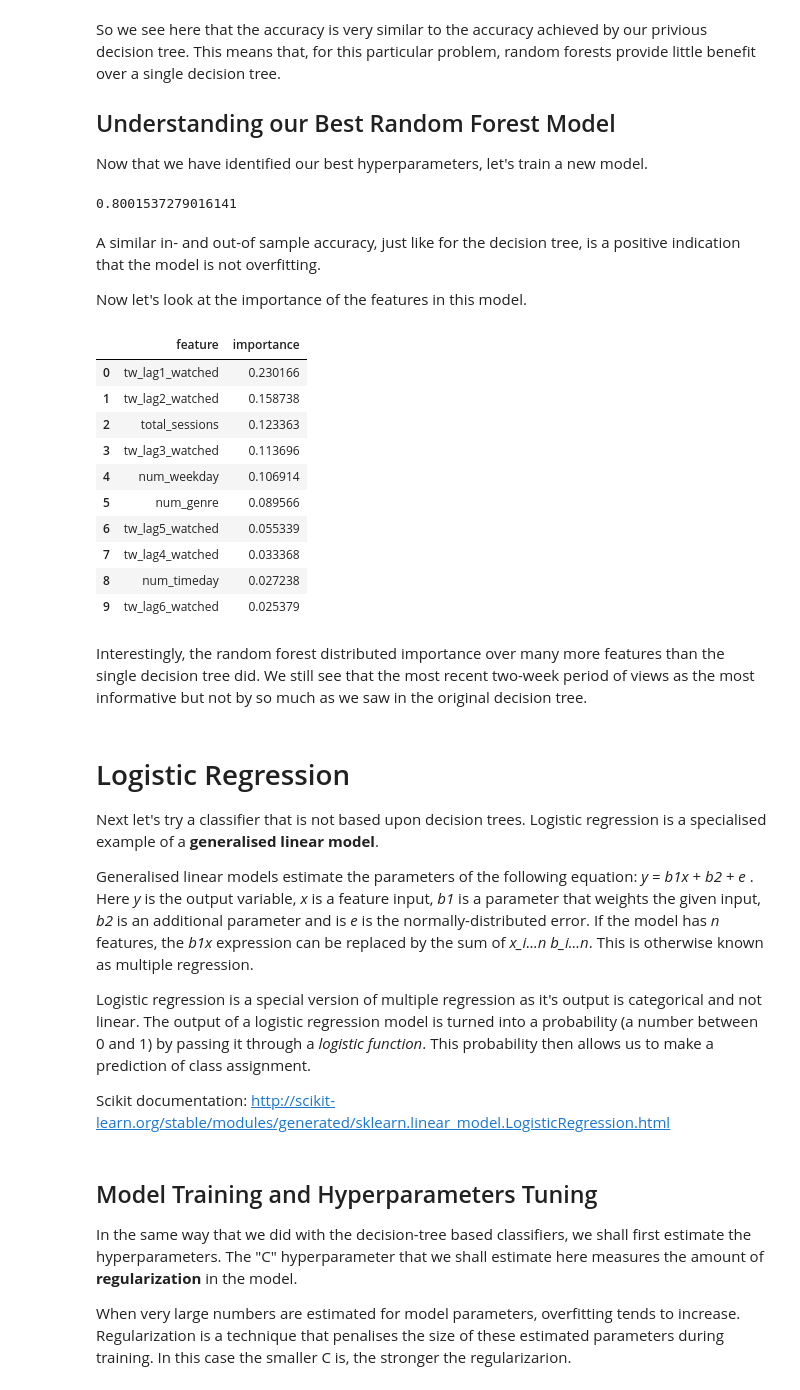
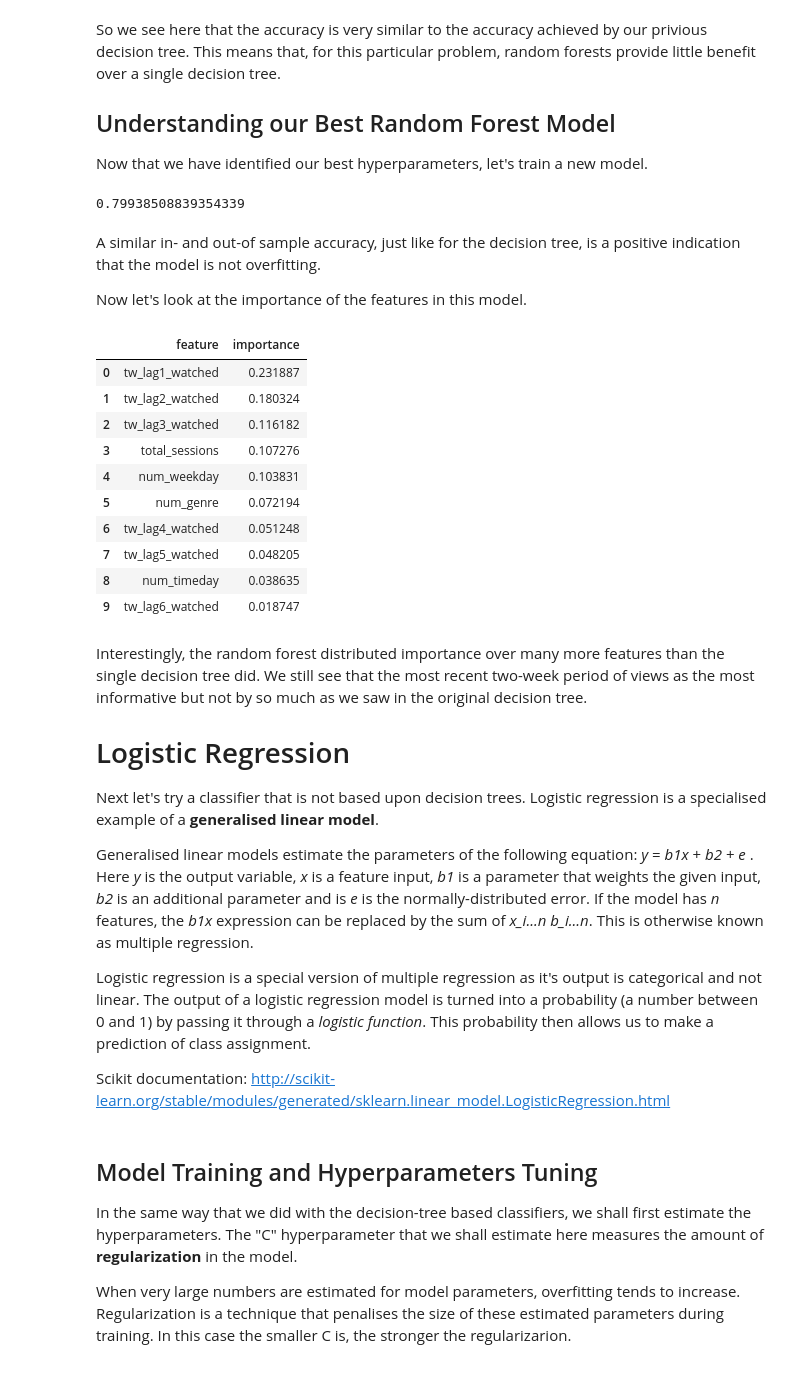
Before and after one commit to bbc/datalab-ml-training, a Jupyter notebook: iPlayerForecast_course3.ipynb, the cells around one changed output. Cells and saved outputs as stored; diff of their text form; code cells hidden in the pictures.

```diff
--- a/iPlayerForecast_course3.ipynb
+++ b/iPlayerForecast_course3.ipynb
@@ -190,7 +190,7 @@ Here we will keep track of the hyperparameters that maximize the accuracy (or er
 The score returned by our code is the average of the out-of-sample scores computed during the cross-validation process.
 # %%
 # Setup the model and develop a simple grid search against some key parameters
-param_max_depth=[2,3,4,6,8,10]
-param_min_leaf=[75,90,100,110,125,150]
+DT_param_max_depth=[2,3,4,6,8,10]
+DT_param_min_leaf=[75,90,100,110,125,150]
 # %%
 # Let's keep track of our best parameters
@@ -285,27 +285,27 @@ We need to tune the same hyperparameters as for a decision tree model:
 - the minimum number of samples required to be at a leaf node `min_samples_leaf` (default 1).
 # %%
 # Setup the model and develop a simple grid search against some key parameters
-param_max_depth=[2,3,4,6,8,10]
-param_min_leaf=[75,90,100,110,125,150]
+RF_param_max_depth=[2,3,4,6,8,10]
+RF_param_min_leaf=[75,90,100,110,125,150]
 # %%
 # Let's keep track of our best parameters
-RFbest_score=0
-best_param=[0,0]
+RF_best_score=0
+RF_best_param=[0,0]
 
 # We will use the itertools library to try all the possible combinations of paramaters
 # We could also have used the gridsearchCV capability in scikit learn
-for c in itertools.product(param_max_depth,param_min_leaf):
+for c in itertools.product(RF_param_max_depth,RF_param_min_leaf):
     forrestclass=RandomForestClassifier(n_estimators=200,
                                         max_depth=c[0],min_samples_leaf=c[1])
     scores=cross_val_score(forrestclass,
                            features,
                            target,
                            scoring='accuracy')
-    if np.mean(scores)>RFbest_score:
-        RFbest_score=np.mean(scores)
-        best_param=c
+    if np.mean(scores)>RF_best_score:
+        RF_best_score=np.mean(scores)
+        RF_best_param=c
 
 # Print the overall best results
-print('Best Settings: Max Depth:',best_param[0], '- Min Sample Leaf:',best_param[1])
-print('Score:', RFbest_score)
+print('Best Settings: Max Depth:',RF_best_param[0],'- Min Sample Leaf:',RF_best_param[1])
+print('Score:',RF_best_score)
 # %% [output]
@@ -322,40 +321,40 @@ Now that we have identified our best hyperparameters, let's train a new model.
 # %%
 # Let's keep our best model (hyperparameters tuned)
 forrestclass=RandomForestClassifier(n_estimators=200,
-                                    max_depth=best_param[0],
-                                    min_samples_leaf=best_param[1])
-RFmod2=forrestclass.fit(features,target)
+                                    max_depth=RF_best_param[0],
+                                    min_samples_leaf=RF_best_param[1])
+RF=forrestclass.fit(features,target)
 # %%
 # In-sample accuracy
-RFmod2.score(features,target)
+RF.score(features,target)
 # %% [output]
-0.8001537279016141
+0.79938508839354339
 # %% [markdown]
 A similar in- and out-of sample accuracy, just like for the decision tree, is a positive indication that the model is not overfitting.
 
 Now let's look at the importance of the features in this model.
 # %%
 # Features importance
-feature_imp2=pd.DataFrame(
+feature_impRF=pd.DataFrame(
     {'feature': list(features.columns),
-     'importance': list(RFmod2.feature_importances_)
+     'importance': list(RF.feature_importances_)
     })
-feature_imp2.sort_values(by='importance', ascending=False).reset_index(drop=True).head(10)
+feature_impRF.sort_values(by='importance', ascending=False).reset_index(drop=True).head(10)
 # %% [output]
 |  | feature | importance |
-| 0 | tw_lag1_watched | 0.230166 |
-| 1 | tw_lag2_watched | 0.158738 |
-| 2 | total_sessions | 0.123363 |
-| 3 | tw_lag3_watched | 0.113696 |
-| 4 | num_weekday | 0.106914 |
-| 5 | num_genre | 0.089566 |
-| 6 | tw_lag5_watched | 0.055339 |
-| 7 | tw_lag4_watched | 0.033368 |
-| 8 | num_timeday | 0.027238 |
-| 9 | tw_lag6_watched | 0.025379 |
+| 0 | tw_lag1_watched | 0.231887 |
+| 1 | tw_lag2_watched | 0.180324 |
+| 2 | tw_lag3_watched | 0.116182 |
+| 3 | total_sessions | 0.107276 |
+| 4 | num_weekday | 0.103831 |
+| 5 | num_genre | 0.072194 |
+| 6 | tw_lag4_watched | 0.051248 |
+| 7 | tw_lag5_watched | 0.048205 |
+| 8 | num_timeday | 0.038635 |
+| 9 | tw_lag6_watched | 0.018747 |
-# %% [markdown]
-Interestingly, the random forest distributed importance over many more features than the single decision tree did. We still see that the most recent two-week period of views as the most informative but not by so much as we saw in the original decision tree.
 # %% [markdown]
+Interestingly, the random forest distributed importance over many more features than the single decision tree did. We still see that the most recent two-week period of views as the most informative but not by so much as we saw in the original decision tree.
+
 <a id='logistic_reg'></a>
 # Logistic Regression
 
```
Also changed, not shown: parts of 25 cells of this notebook, 1 other file.
